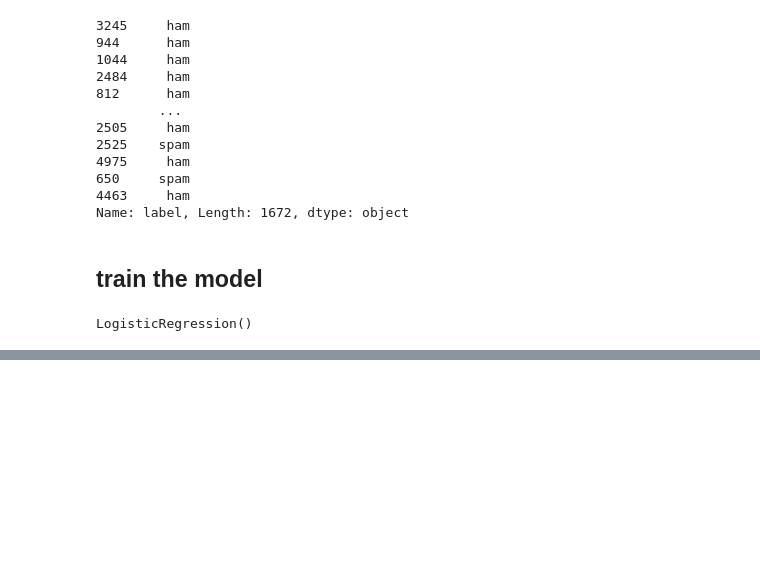
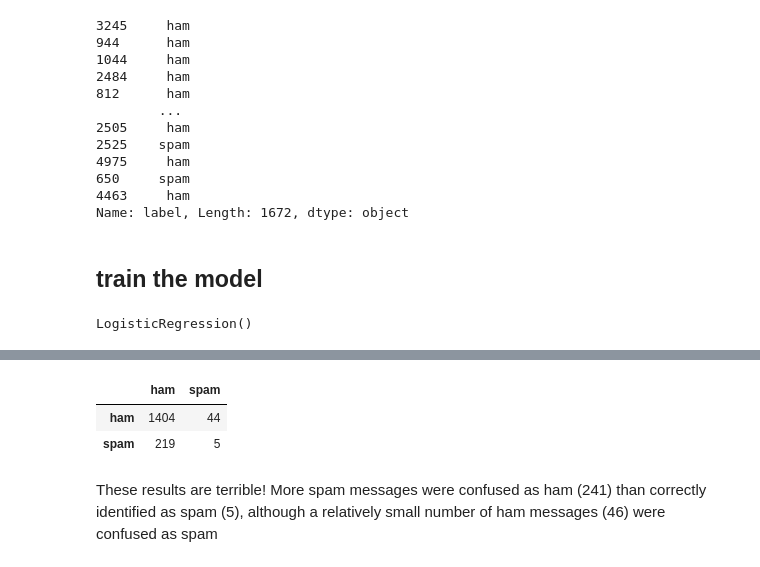
Before and after one commit to depa-tto/Natural-Language-Processing-course, a Jupyter notebook: lecture_15.ipynb, the cells around one changed output, grey strips where cells are left out. Saved outputs shown, nothing was run; the diff lists cells and outputs as text; code cells hidden in the pictures; blank space fills up the shorter version.

```diff
--- a/lecture_15.ipynb
+++ b/lecture_15.ipynb
@@ -105,0 +110,2 @@ LogisticRegression()
+# %%
+predictions = lr_model.predict(X_test)
@@ -105,0 +131,10 @@ LogisticRegression()
+# %%
+df = pd.DataFrame(metrics.confusion_matrix(y_test,predictions), index=['ham','spam'], columns=['ham','spam'])
+# %%
+df
+# %% [output]
+|  | ham | spam |
+| ham | 1404 | 44 |
+| spam | 219 | 5 |
+# %% [markdown]
+These results are terrible! More spam messages were confused as ham (241) than correctly identified as spam (5), although a relatively small number of ham messages (46) were confused as spam
```
Also changed, not shown: parts of 17 cells of this notebook.
